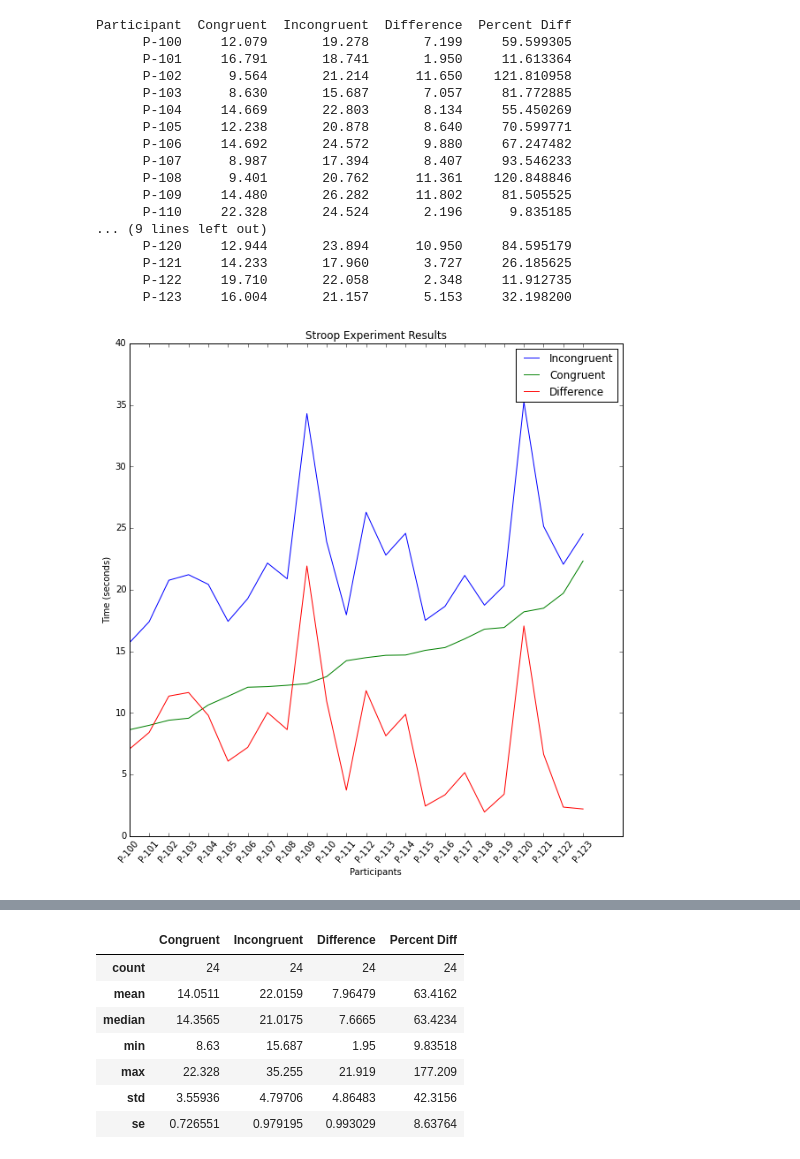
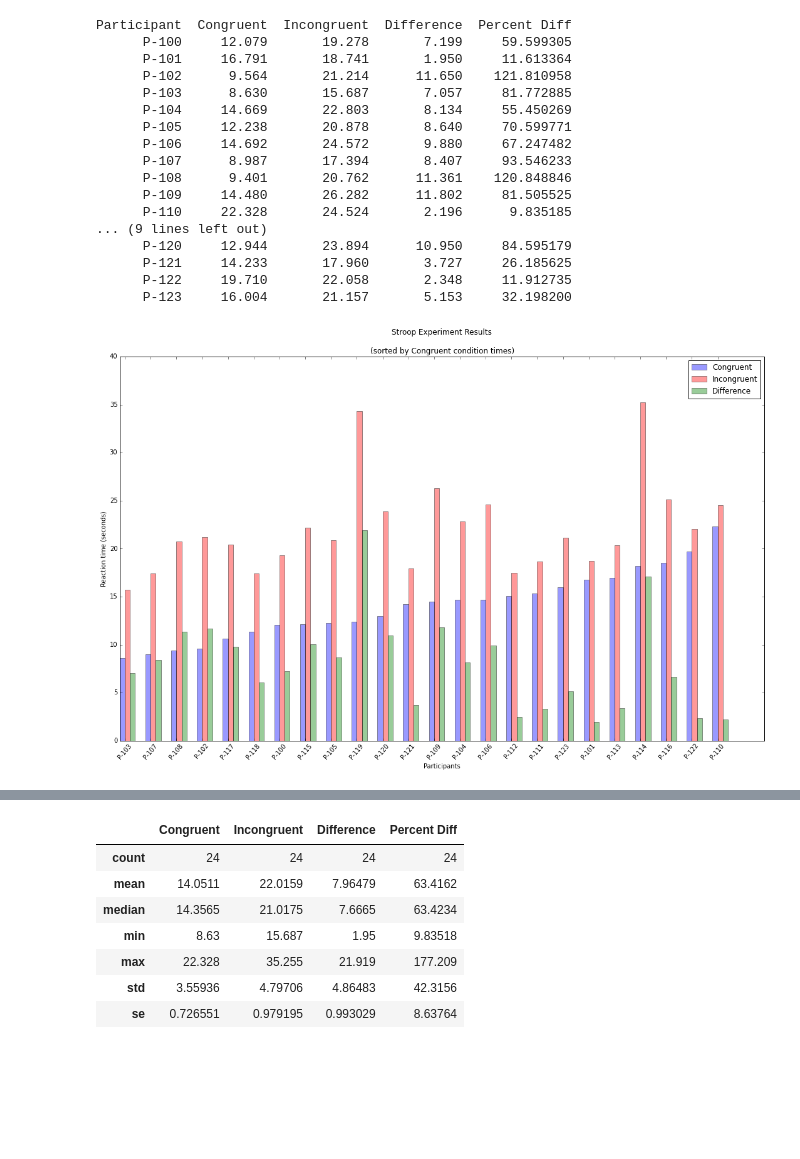
Before and after one commit to lsr-explore/udacity-data-analyst-stroop, a Jupyter notebook: Stroop_Experiment_Analysis.ipynb, the cells around one changed output, grey strips where cells are left out. Saved outputs shown, nothing was run; the diff lists cells and outputs as text; code cells hidden in the pictures; blank space fills up the shorter version.

```diff
--- a/Stroop_Experiment_Analysis.ipynb
+++ b/Stroop_Experiment_Analysis.ipynb
@@ -78,34 +78,46 @@ Participant  Congruent  Incongruent  Difference  Percent Diff
       P-121     14.233       17.960       3.727     26.185625
       P-122     19.710       22.058       2.348     11.912735
       P-123     16.004       21.157       5.153     32.198200
-# %%
-# Plot the results sorted by Congruent
-
-# Initialize the plots
-fig, ax = plt.subplots(1,1,figsize=(10,10))
-
-# Sort the data by Congruent column
-stroopSorted = stroopData.sort_values(['Congruent', 'Incongruent', 'Difference', 'Participant', 'Percent Diff'],  ascending=[1, 0, 0, 0,0])
-
-# Create plots for the Incongruent, Confgruent and Difference data
-incongruentPlot = plt.plot(stroopSorted['Incongruent'], label='Incongruent')
-congruentPlot = plt.plot(stroopSorted['Congruent'], label='Congruent')
-differencePlot = plt.plot(stroopSorted['Difference'], label='Difference')
-
-# Label the Axes and Title the graph
-plt.xlabel('Participants')
-plt.ylabel('Time (seconds)')
-plt.title('Stroop Experiment Results')
-
-# Use Participant for the x axis tick markers
-count = stroopSorted['Congruent'].count()
-index = np.arange(count)
-plt.xticks(index, stroopSorted['Participant'])
-plt.xticks(rotation=50)
-
-# add a legend
-plt.legend()
-
-plt.show()
-# %% [output]
-[figure, removed]
+# %%
+# Sort the data by Congruent column
+#stroopSorted = stroopData.sort_values(['Congruent', 'Incongruent', 'Difference', 'Participant', 'Percent Diff'],  ascending=[1, 0, 0, 0,0])
+n_groups = 24
+
+stroopSorted = stroopData.sort_values(by='Congruent')
+stroopSorted.index = range(0,len(stroopSorted))
+
+fig, ax = plt.subplots(1,1,figsize=(15,10))
+
+index = np.arange(n_groups)
+bar_width = 0.2
+
+opacity = 0.4
+error_config = {'ecolor': '0.3'}
+
+rects1 = plt.bar(index, stroopSorted['Congruent'], bar_width,
+                 alpha=opacity,
+                 color='b',
+                 label='Congruent')
+
+rects2 = plt.bar(index + bar_width, stroopSorted['Incongruent'], bar_width,
+                 alpha=opacity,
+                 color='r',
+                 label='Incongruent')
+
+rects2 = plt.bar(index + 2*bar_width, stroopSorted['Difference'], bar_width,
+                 alpha=opacity,
+                 color='g',
+                 label='Difference')
+
+
+plt.xlabel('Participants')
+plt.ylabel('Reaction time (seconds)')
+plt.title('Stroop Experiment Results\n\n(sorted by Congruent condition times)')
+plt.xticks(index + bar_width, stroopSorted['Participant'])
+plt.xticks(rotation=50)
+plt.legend()
+
+plt.tight_layout()
+plt.show()
+# %% [output]
+[figure, added]
```
Also changed, not shown: parts of 7 cells of this notebook, 3 other files.
